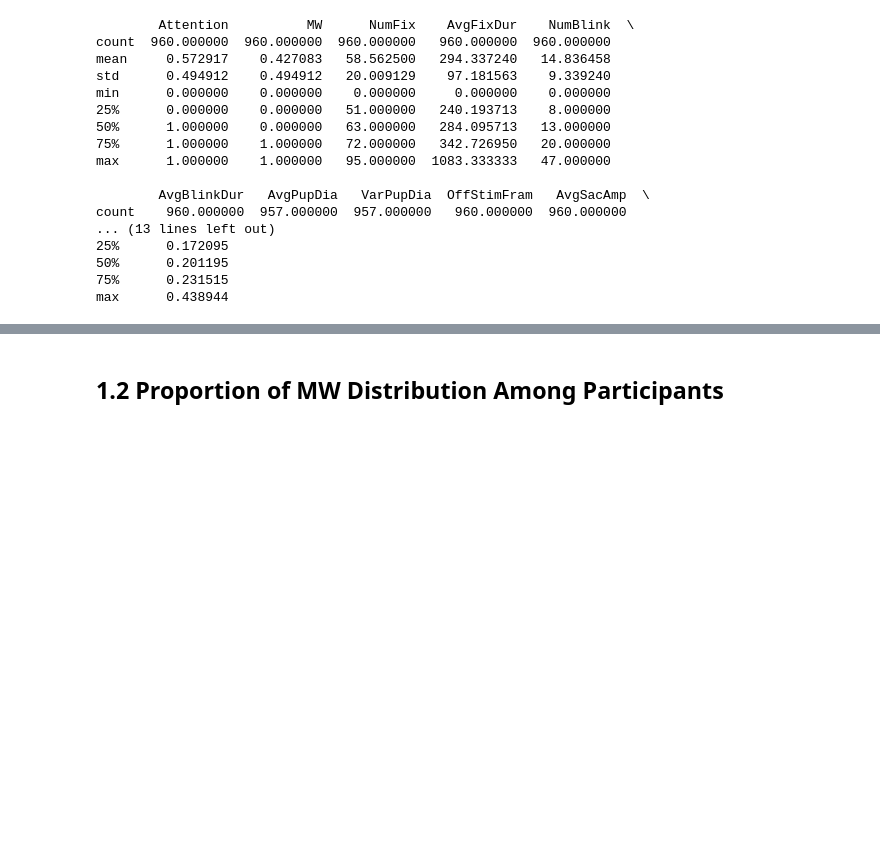
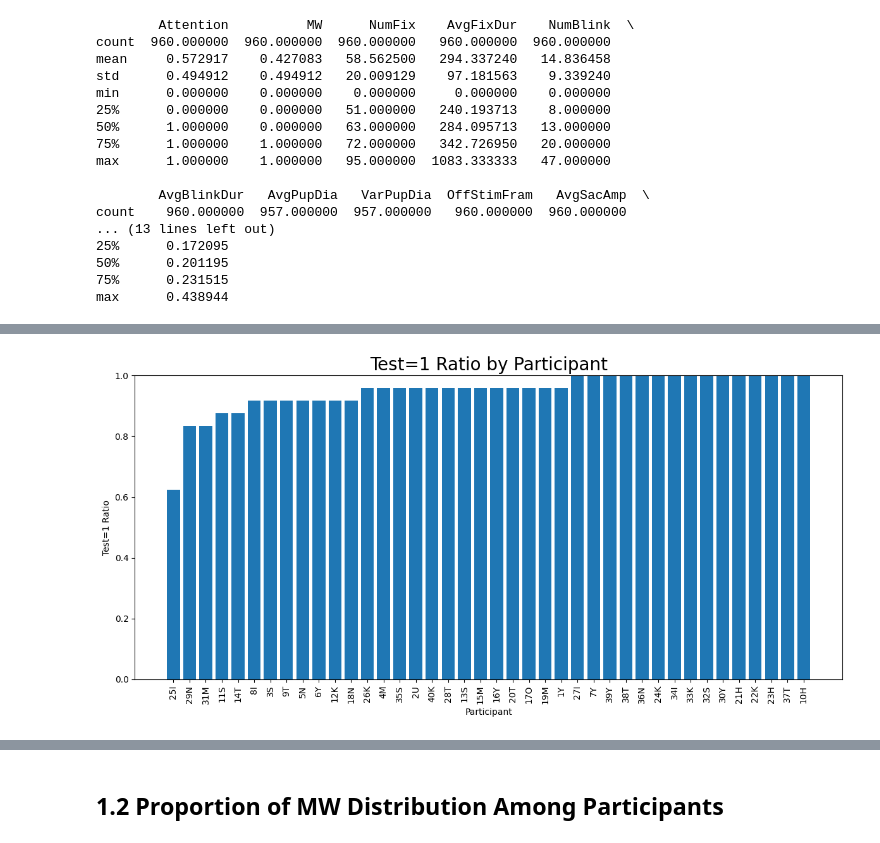
Before and after one commit to shiroyang/Mind-Wandering-Exp, a Jupyter notebook: Analysis/Summary/FreeViewing/Code/visualize_summary.ipynb, the cells around one changed output, grey strips where cells are left out. Saved outputs shown, nothing was run; the diff lists cells and outputs as text; code cells hidden in the pictures; blank space fills up the shorter version.

```diff
--- a/Analysis/Summary/FreeViewing/Code/visualize_summary.ipynb
+++ b/Analysis/Summary/FreeViewing/Code/visualize_summary.ipynb
@@ -210,0 +54,91 @@ plt.show()
+# %%
+import pandas as pd
+import matplotlib.pyplot as plt
+
+df = pd.read_csv('../../../../Analysis/Summary/FreeViewing/Data/FreeViewing_Summary_30sec.csv')
+
+# Create the MW column
+df['MW'] = df['Attention'].apply(lambda x: 1 if x == 0 else 0)
+
+# MW Analysis
+# Count the number of times each participant had MW=1
+mw_counts = df[df['MW'] == 1]['Participant'].value_counts()
+
+# Include all participants, even those with 0 MW counts
+all_participants = df['Participant'].unique()
+mw_counts_full = pd.Series(0, index=all_participants)
+mw_counts_full.update(mw_counts)
+
+# Count total trials for each participant
+total_trials = df['Participant'].value_counts()
+
+# Convert MW counts to percentage
+mw_percentage = (mw_counts_full / total_trials)
+
+# Sort the data in ascending order
+mw_percentage = mw_percentage.sort_values(ascending=True)
+
+# Calculate statistics
+mw_avg_full = mw_percentage.mean()
+mw_sd_full = mw_percentage.std()
+mw_max_full = mw_percentage.max()
+mw_min_full = mw_percentage.min()
+
+# Visualize the results with default color and in ascending order
+plt.figure(figsize=(12, 6))
+plt.bar(mw_percentage.index, mw_percentage.values)
+plt.xlabel('Participant')
+plt.ylabel('MW=1 Ratio')
+plt.title('MW=1 Ratio by Participant', fontsize=20)
+plt.ylim(0, 1)
+plt.xticks(rotation=90)
+plt.tight_layout()
+plt.show()
+
+# Print the results
+print(mw_percentage, sep='\n')
+print(f"Avg: {mw_avg_full}, Std: {mw_sd_full}, Max: {mw_max_full}, Min: {mw_min_full}")
+
+# Test Analysis
+# Create the Test column analysis similar to MW
+df['Test'] = df['Test'].apply(lambda x: 1 if x == 1 else 0)
+
+# Count the number of times each participant had Test=1
+test_counts = df[df['Test'] == 1]['Participant'].value_counts()
+
+# Include all participants, even those with 0 Test counts
+test_counts_full = pd.Series(0, index=all_participants)
+test_counts_full.update(test_counts)
+
+# Convert Test counts to percentage
+test_percentage = (test_counts_full / total_trials)
+
+# Sort the data in ascending order
+test_percentage = test_percentage.sort_values(ascending=True)
+
+# Calculate statistics
+test_avg_full = test_percentage.mean()
+test_sd_full = test_percentage.std()
+test_max_full = test_percentage.max()
+test_min_full = test_percentage.min()
+
+# Visualize the results with default color and in ascending order
+plt.figure(figsize=(12, 6))
+plt.bar(test_percentage.index, test_percentage.values)
+plt.xlabel('Participant')
+plt.ylabel('Test=1 Ratio')
+plt.title('Test=1 Ratio by Participant', fontsize=20)
+plt.ylim(0, 1)
+plt.xticks(rotation=90)
+plt.tight_layout()
+plt.show()
+
+# Print the results
+print(test_percentage, sep='\n')
+print(f"Avg: {test_avg_full}, Std: {test_sd_full}, Max: {test_max_full}, Min: {test_min_full}")
+
+# Calculate the correlation coefficient between Test=1 ratio and MW=1 ratio
+correlation = test_percentage.corr(mw_percentage)
+
+print(f"Correlation between Test=1 and MW=1 ratios: {correlation}")
+# %% [output]
@@ -210,0 +163 @@ plt.show()
+[figure, added]
```
Also changed, not shown: parts of 22 cells of this notebook, 37 other files.
